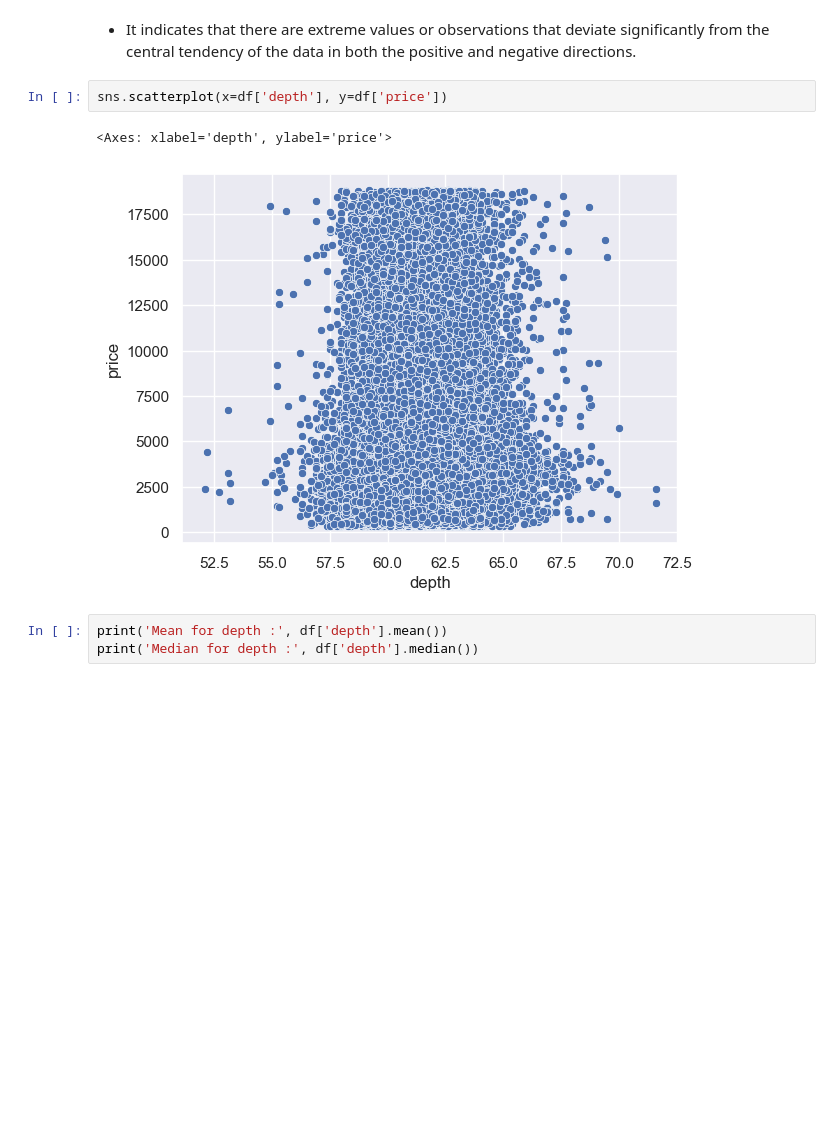
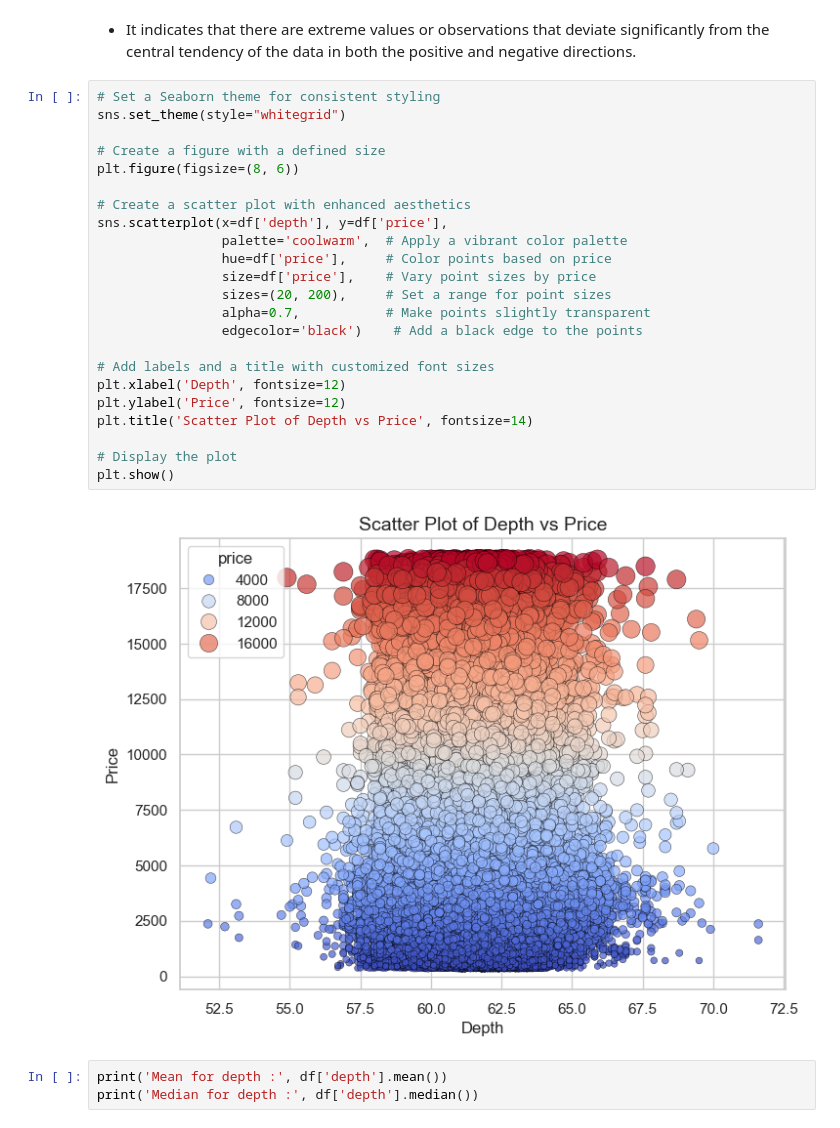
Before and after one commit to Syed-Mansoor/first, a Jupyter notebook: notebook/EDA and Model Training.ipynb, the cells around one changed output. Cells and saved outputs as stored; diff of their text form; blank space fills up the shorter version.

```diff
--- a/notebook/EDA and Model Training.ipynb
+++ b/notebook/EDA and Model Training.ipynb
@@ -262,10 +263,30 @@ plt.show()
 # %% [markdown]
 - It indicates that there are extreme values or observations that deviate significantly from the central tendency of the data in both the positive and negative directions.
 # %%
-sns.scatterplot(x=df['depth'], y=df['price'])
+# Set a Seaborn theme for consistent styling
+sns.set_theme(style="whitegrid")
+
+# Create a figure with a defined size
+plt.figure(figsize=(8, 6))
+
+# Create a scatter plot with enhanced aesthetics
+sns.scatterplot(x=df['depth'], y=df['price'],
+                palette='coolwarm',  # Apply a vibrant color palette
+                hue=df['price'],     # Color points based on price
+                size=df['price'],    # Vary point sizes by price
+                sizes=(20, 200),     # Set a range for point sizes
+                alpha=0.7,           # Make points slightly transparent
+                edgecolor='black')    # Add a black edge to the points
+
+# Add labels and a title with customized font sizes
+plt.xlabel('Depth', fontsize=12)
+plt.ylabel('Price', fontsize=12)
+plt.title('Scatter Plot of Depth vs Price', fontsize=14)
+
+# Display the plot
+plt.show()
 # %% [output]
-<Axes: xlabel='depth', ylabel='price'>
-[figure, old version]
+[figure, new version]
 # %%
 print('Mean for depth :', df['depth'].mean())
 print('Median for depth :', df['depth'].median())
```
Also changed, not shown: parts of 13 cells of this notebook.
